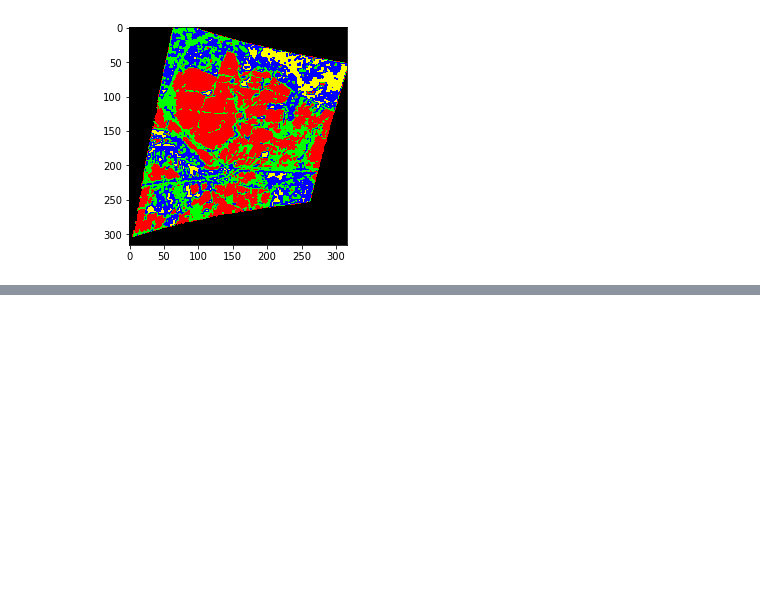
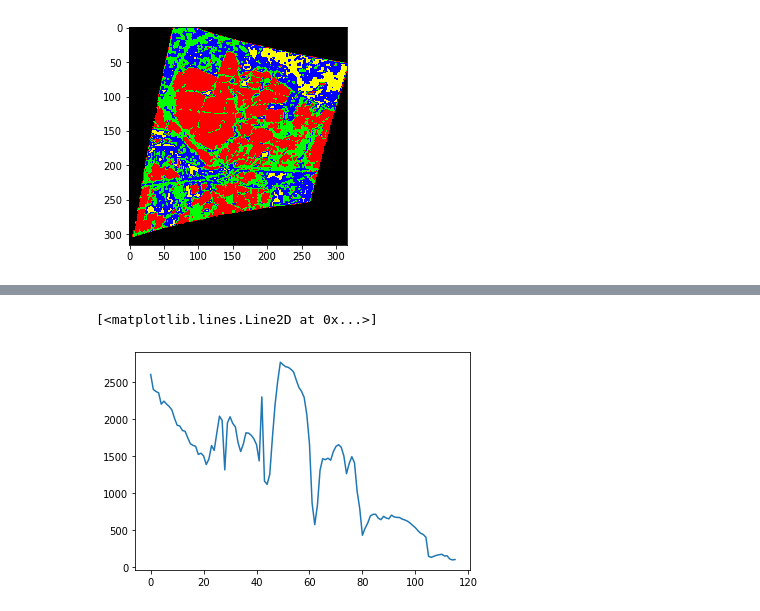
Before and after one commit to Rounak-Paul/hyperspectrap_image_processing_workshop, a Jupyter notebook: Python/app.ipynb, the cells around one changed output, grey strips where cells are left out. Drawn from its saved outputs; the diff is of its cells as text; code cells hidden in the pictures; blank space fills up the shorter version.

```diff
--- a/Python/app.ipynb
+++ b/Python/app.ipynb
@@ -42,0 +41,5 @@ v=imshow(classes=m)
+# %%
+plt.plot(c[4])
+# %% [output]
+[<matplotlib.lines.Line2D at 0x...>]
+[figure, added]
```
Also changed, not shown: parts of 2 cells of this notebook.
